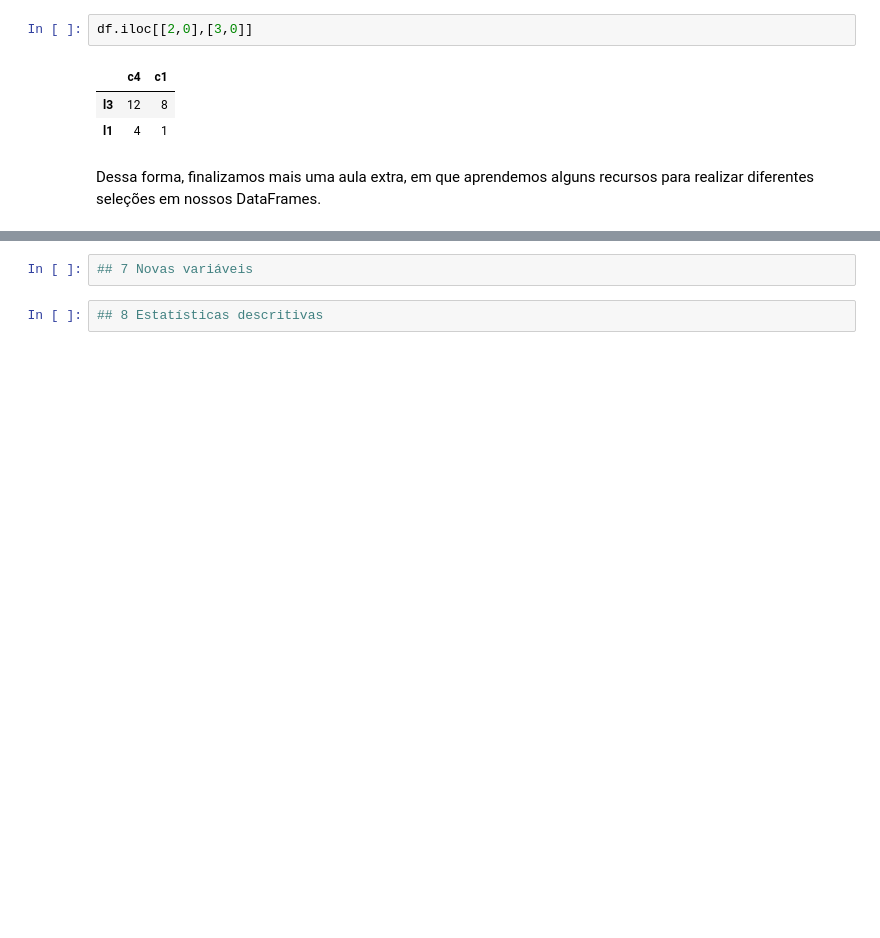
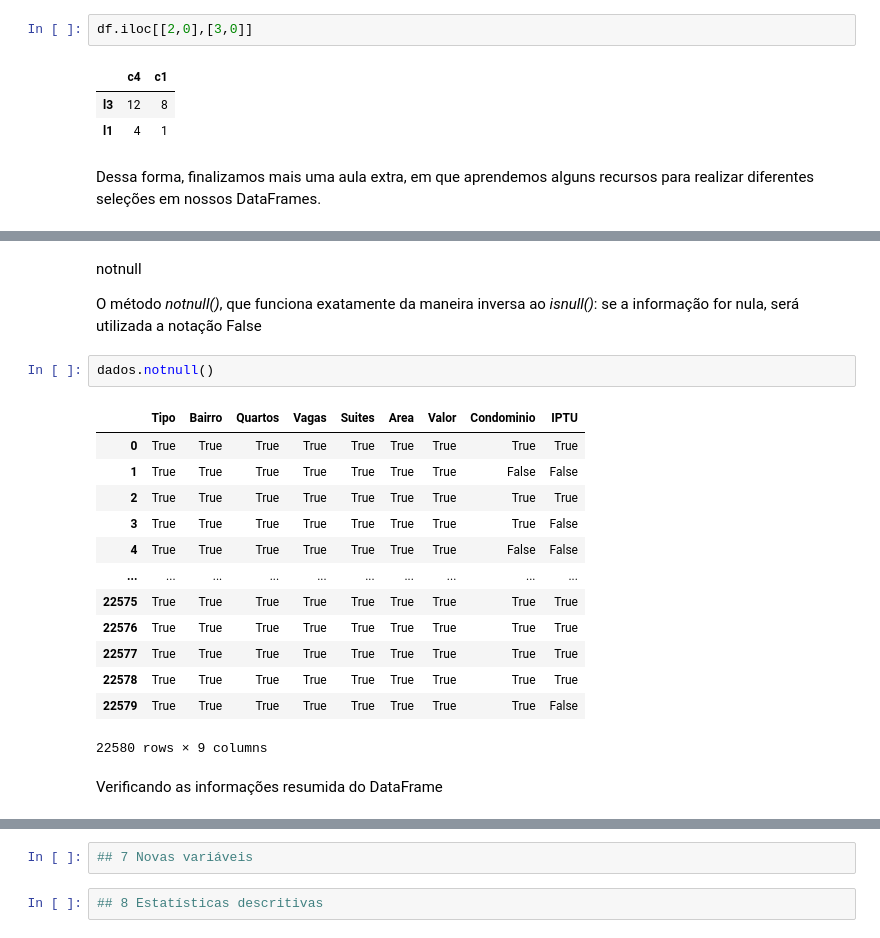
Before and after one commit to 1-aquila-1/data-science, a Jupyter notebook: 01-analise-dados/02-tratando-analisando-dados.ipynb, the cells around one changed output, grey strips where cells are left out. Saved outputs shown, nothing was run; the diff lists cells and outputs as text; blank space fills up the shorter version.

```diff
--- a/01-analise-dados/02-tratando-analisando-dados.ipynb
+++ b/01-analise-dados/02-tratando-analisando-dados.ipynb
@@ -895,0 +926,22 @@ Dessa forma, finalizamos mais uma aula extra, em que aprendemos alguns recursos
+# %% [markdown]
+notnull
+
+O método *notnull()*, que funciona exatamente da maneira inversa ao *isnull()*: se a informação for nula, será utilizada a notação False
+# %%
+dados.notnull()
+# %% [output]
+|  | Tipo | Bairro | Quartos | Vagas | Suites | Area | Valor | Condominio | IPTU |
+| 0 | True | True | True | True | True | True | True | True | True |
+| 1 | True | True | True | True | True | True | True | False | False |
+| 2 | True | True | True | True | True | True | True | True | True |
+| 3 | True | True | True | True | True | True | True | True | False |
+| 4 | True | True | True | True | True | True | True | False | False |
+| ... | ... | ... | ... | ... | ... | ... | ... | ... | ... |
+| 22575 | True | True | True | True | True | True | True | True | True |
+| 22576 | True | True | True | True | True | True | True | True | True |
+| 22577 | True | True | True | True | True | True | True | True | True |
+| 22578 | True | True | True | True | True | True | True | True | True |
+| 22579 | True | True | True | True | True | True | True | True | False |
+22580 rows × 9 columns
+# %% [markdown]
+Verificando as informações resumida do DataFrame
```
Also changed, not shown: parts of 29 cells of this notebook.
